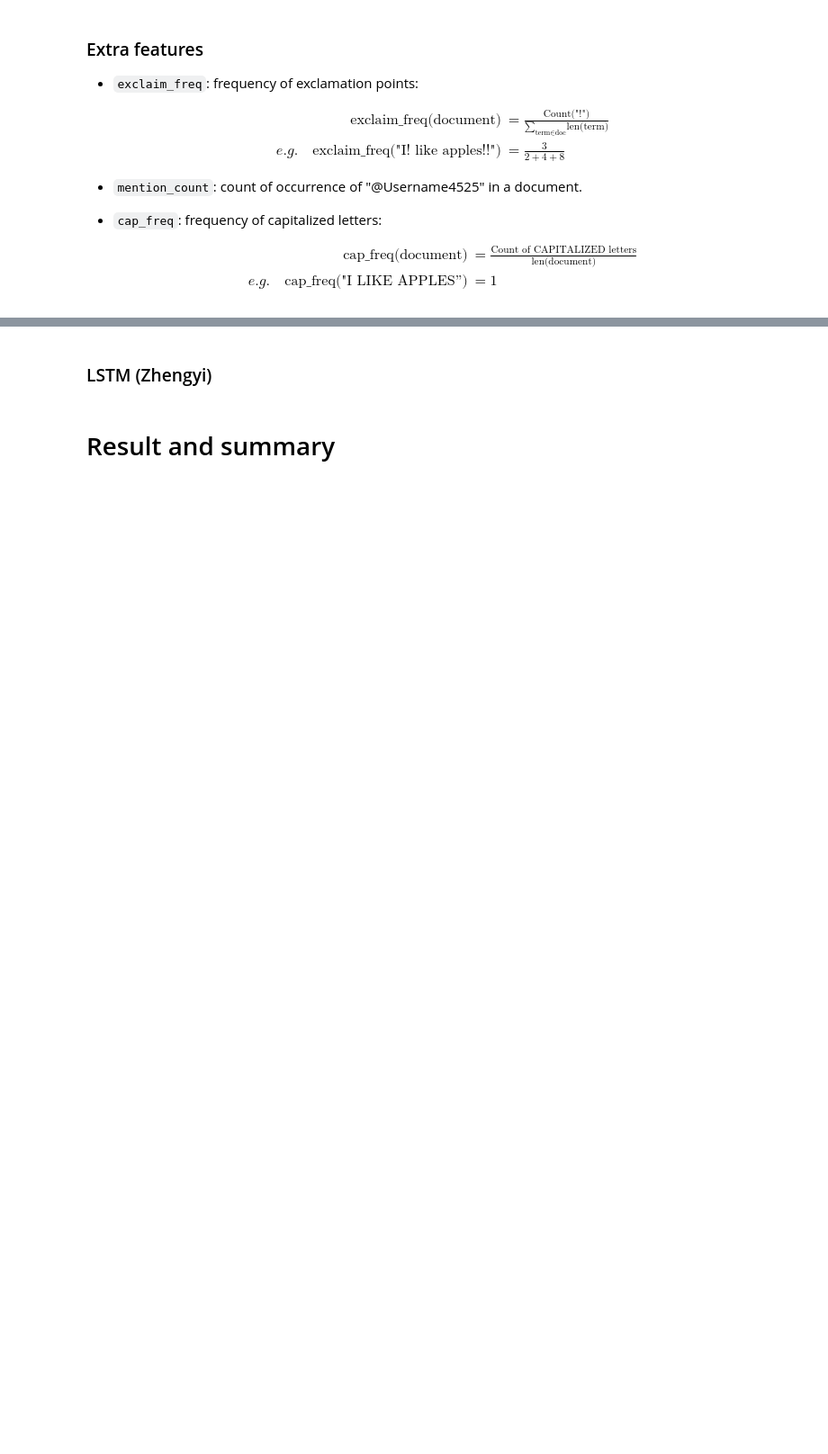
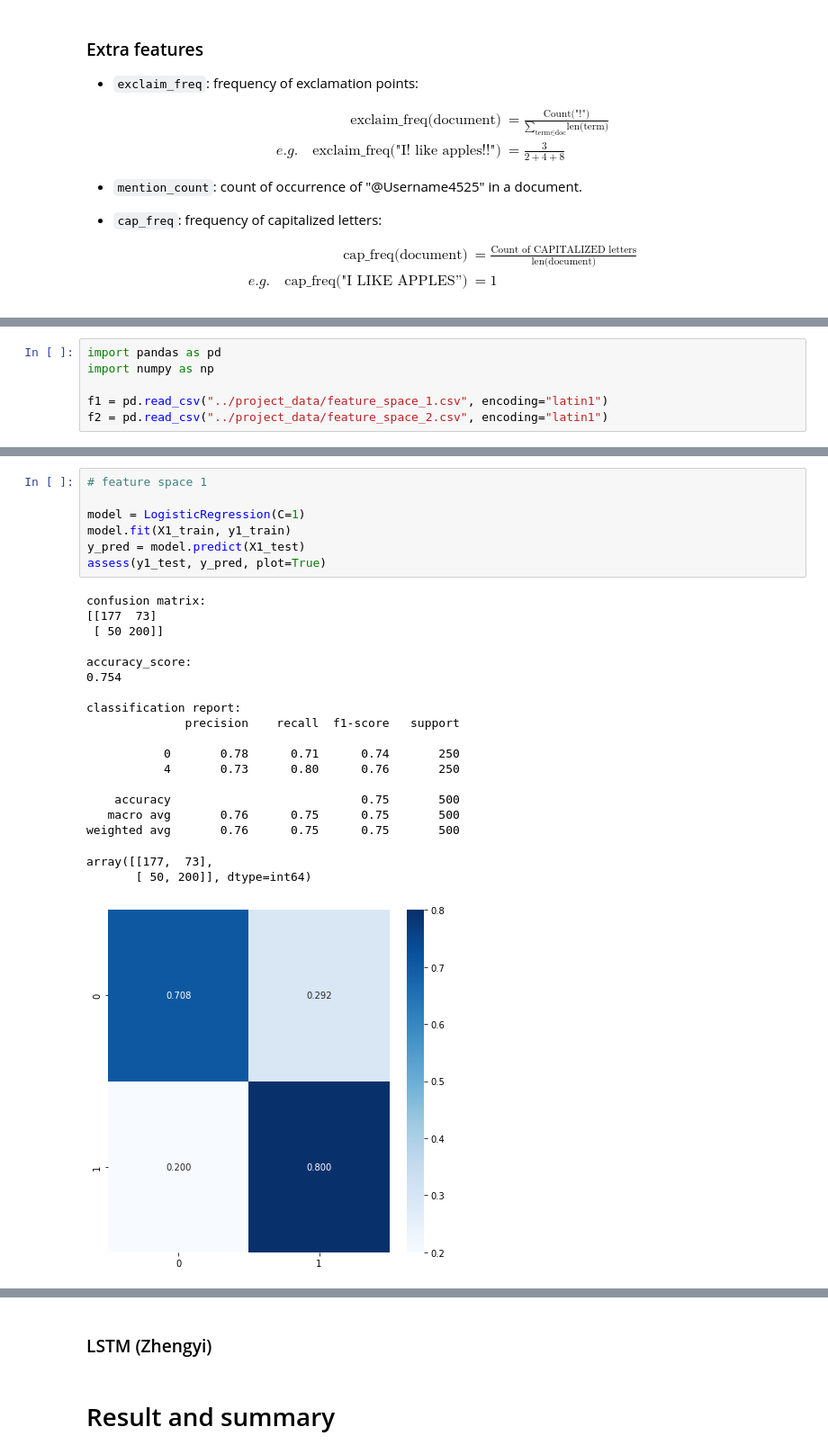
Before and after one commit to rl3279/twitter_sentiment_analysis, a Jupyter notebook: presentation.ipynb, the cells around one changed output, grey strips where cells are left out. Shown at 90% size. Drawn from its saved outputs; the diff is of its cells as text; blank space fills up the shorter version.

```diff
--- a/presentation.ipynb
+++ b/presentation.ipynb
@@ -322,0 +373,6 @@ e.g.\quad \text{cap_freq("I LIKE APPLES'')}
+# %%
+import pandas as pd
+import numpy as np
+
+f1 = pd.read_csv("../project_data/feature_space_1.csv", encoding="latin1")
+f2 = pd.read_csv("../project_data/feature_space_2.csv", encoding="latin1")
@@ -326,0 +478,27 @@ e.g.\quad \text{cap_freq("I LIKE APPLES'')}
+# %%
+# feature space 1
+
+model = LogisticRegression(C=1)
+model.fit(X1_train, y1_train)
+y_pred = model.predict(X1_test)
+assess(y1_test, y_pred, plot=True)
+# %% [output]
+confusion matrix:
+[[177  73]
+ [ 50 200]]
+
+accuracy_score:
+0.754
+
+classification report:
+              precision    recall  f1-score   support
+
+           0       0.78      0.71      0.74       250
+           4       0.73      0.80      0.76       250
+
+    accuracy                           0.75       500
+   macro avg       0.76      0.75      0.75       500
+weighted avg       0.76      0.75      0.75       500
+array([[177,  73],
+       [ 50, 200]], dtype=int64)
+[figure, added]
```
Also changed, not shown: parts of 15 cells of this notebook.
